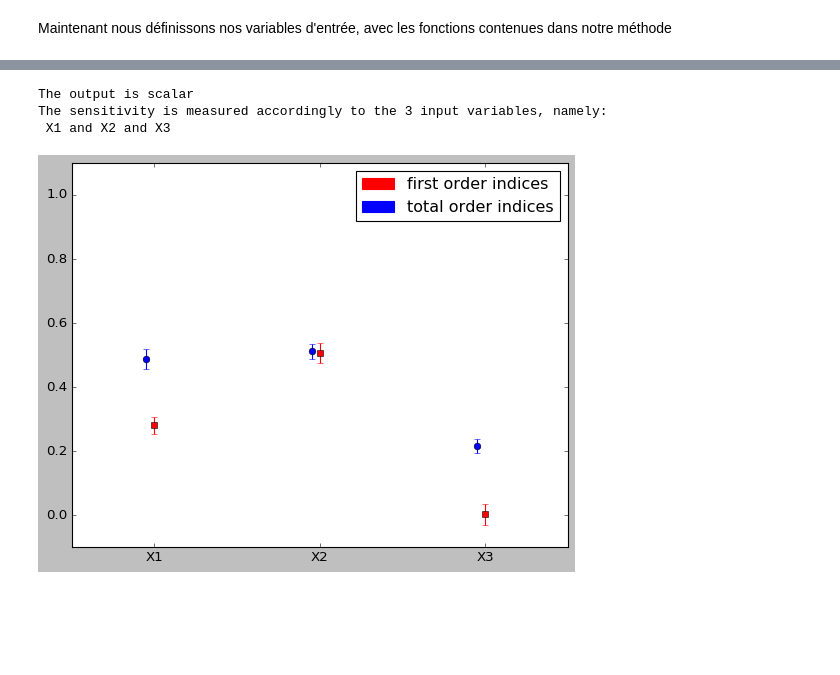
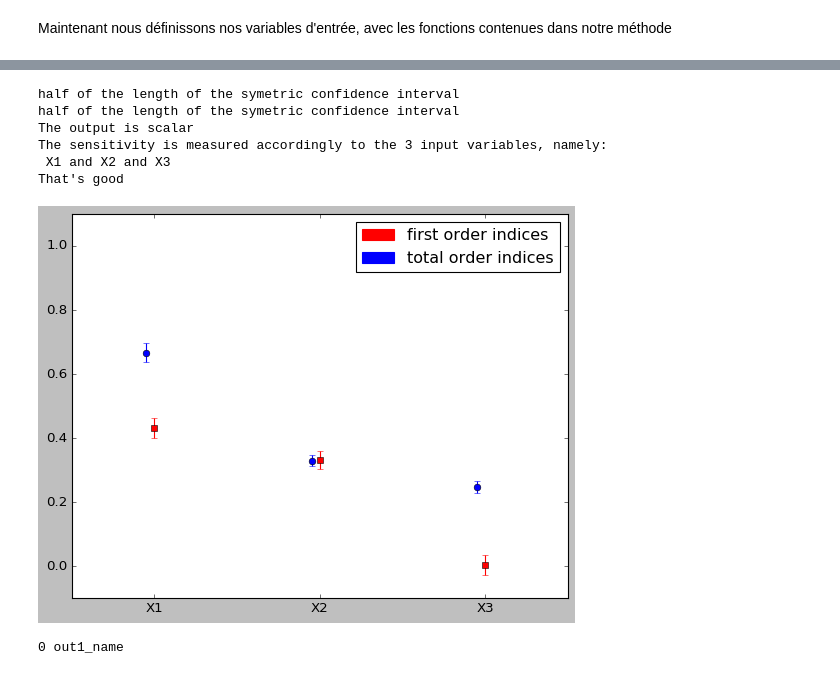
Before and after one commit to Kramer84/KarhunenLoeveFieldSensitivity, a Jupyter notebook: notebooks/EssaiIshigami_validation.ipynb, the cells around one changed output, grey strips where cells are left out. Saved outputs shown, nothing was run; the diff lists cells and outputs as text; code cells hidden in the pictures; blank space fills up the shorter version.

```diff
--- a/notebooks/EssaiIshigami_validation.ipynb
+++ b/notebooks/EssaiIshigami_validation.ipynb
@@ -57,7 +59,7 @@ inputList    = [RV_X1, RV_X2, RV_X3]
 soloFunction = sampleFunction = gMod #Easy in this case
 size         = 100000
 # %%
-processSensitivityAnalysis = ngps.NdGaussianProcessSensitivityAnalysis(inputList,
+processSensitivityAnalysis = ngps.StochasticProcessSensitivityAnalysis(inputList,
                                                                        outputVariables,
                                                                        sampleFunction,
                                                                        soloFunction,
@@ -72,0 +76,2 @@ Composed distribution built with processes and distributions: X1 X2 X3
+# %%
+processSensitivityAnalysis.run(gentype = 1)
@@ -104,5 +114,0 @@ output1 = output[0]
-# %%
-%pylab inline
-pylab.rcParams['figure.figsize'] = (13, 5)
-import NdGaussianProcessSensitivityIndices as ngpsi
-_=reload(ngpsi)
@@ -133,8 +115,15 @@ Indices successfully calculated
-# %%
-varNames = ['X1', 'X2', 'X3']
-ngpsi.plotSobolIndicesWithErr(S, varS, varNames, 3, Stot, varStot)
-# %% [output]
-The output is scalar
-The sensitivity is measured accordingly to the 3 input variables, namely:
- X1 and X2 and X3
-[figure, removed]
+# %%
+processSensitivityAnalysis.SensitivityAnalysisResults[0].draw()
+# %% [output]
+half of the length of the symetric confidence interval
+half of the length of the symetric confidence interval
+The output is scalar
+The sensitivity is measured accordingly to the 3 input variables, namely:
+ X1 and X2 and X3
+That's good
+[figure, added]
+# %%
+for i,j in enumerate(processSensitivityAnalysis.outputVariables.keys()):
+    print(i,j)
+# %% [output]
+0 out1_name
```
Also changed, not shown: parts of 8 cells of this notebook, 4 other files.
